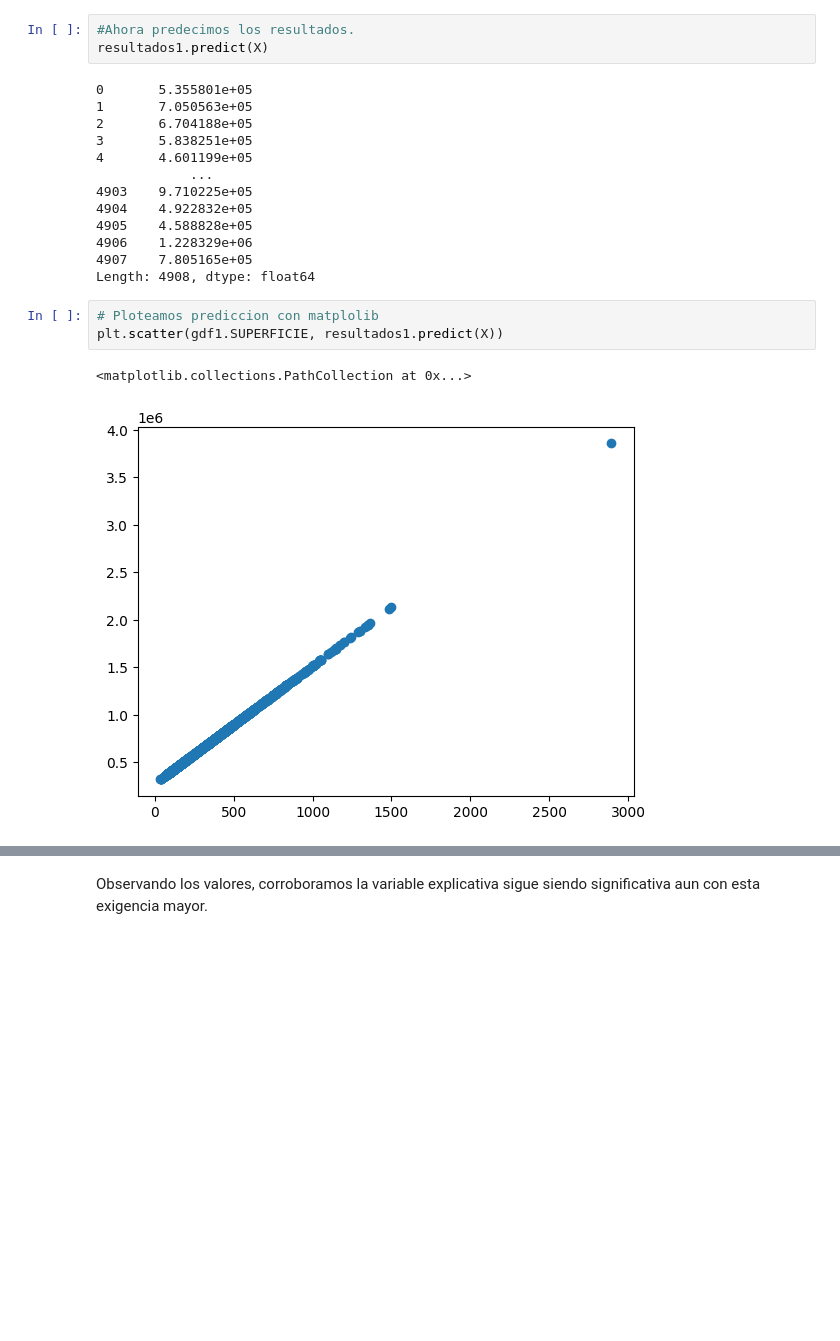
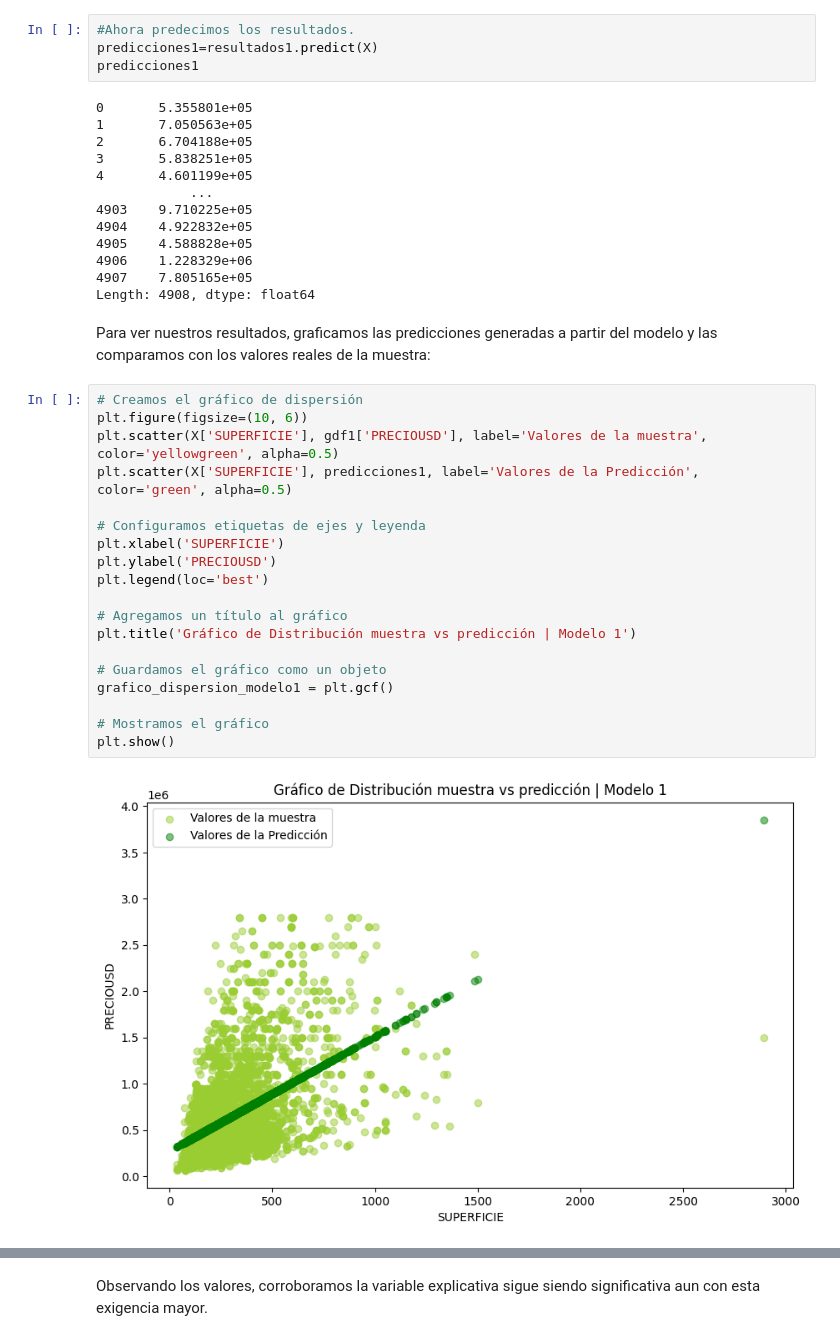
Before and after one commit to AngSuAnz/clinica_de_datos, a Jupyter notebook: FINAL_Metodos_Cuantitativos_2023_Lince_Suarez_Regulacion.ipynb, the cells around one changed output, grey strips where cells are left out. Cells and saved outputs as stored; diff of their text form; blank space fills up the shorter version.

```diff
--- a/FINAL_Metodos_Cuantitativos_2023_Lince_Suarez_Regulacion.ipynb
+++ b/FINAL_Metodos_Cuantitativos_2023_Lince_Suarez_Regulacion.ipynb
@@ -250,7 +268,8 @@ resultados1.params['const']+resultados1.params['SUPERFICIE']*gdf1.SUPERFICIE
 Name: SUPERFICIE, Length: 4908, dtype: float64
 # %%
 #Ahora predecimos los resultados.
-resultados1.predict(X)
+predicciones1=resultados1.predict(X)
+predicciones1
 # %% [output]
 0       5.355801e+05
 1       7.050563e+05
@@ -264,9 +283,26 @@ resultados1.predict(X)
 4906    1.228329e+06
 4907    7.805165e+05
 Length: 4908, dtype: float64
-# %%
-# Ploteamos prediccion con matplolib
-plt.scatter(gdf1.SUPERFICIE, resultados1.predict(X))
-# %% [output]
-<matplotlib.collections.PathCollection at 0x...>
-[figure, removed]
+# %% [markdown]
+Para ver nuestros resultados, graficamos las predicciones generadas a partir del modelo y las comparamos con los valores reales de la muestra:
+# %%
+# Creamos el gráfico de dispersión
+plt.figure(figsize=(10, 6))
+plt.scatter(X['SUPERFICIE'], gdf1['PRECIOUSD'], label='Valores de la muestra', color='yellowgreen', alpha=0.5)
+plt.scatter(X['SUPERFICIE'], predicciones1, label='Valores de la Predicción', color='green', alpha=0.5)
+
+# Configuramos etiquetas de ejes y leyenda
+plt.xlabel('SUPERFICIE')
+plt.ylabel('PRECIOUSD')
+plt.legend(loc='best')
+
+# Agregamos un título al gráfico
+plt.title('Gráfico de Distribución muestra vs predicción | Modelo 1')
+
+# Guardamos el gráfico como un objeto
+grafico_dispersion_modelo1 = plt.gcf()
+
+# Mostramos el gráfico
+plt.show()
+# %% [output]
+[figure, added]
```
Also changed, not shown: parts of 72 cells of this notebook.
